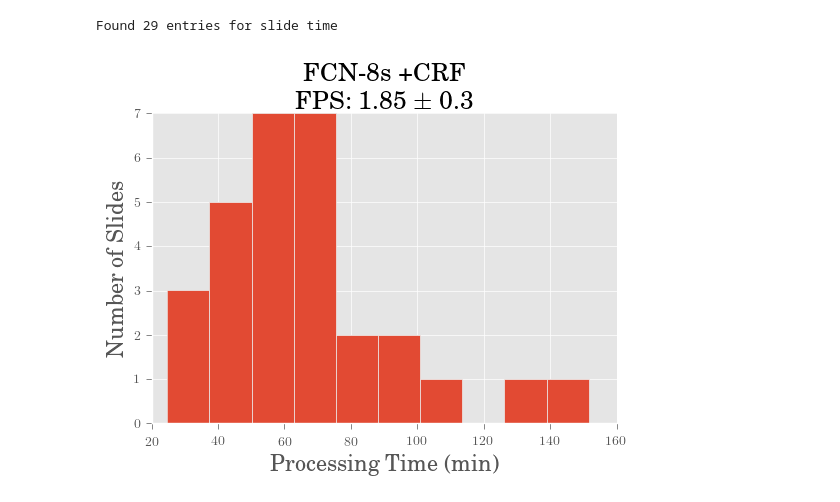
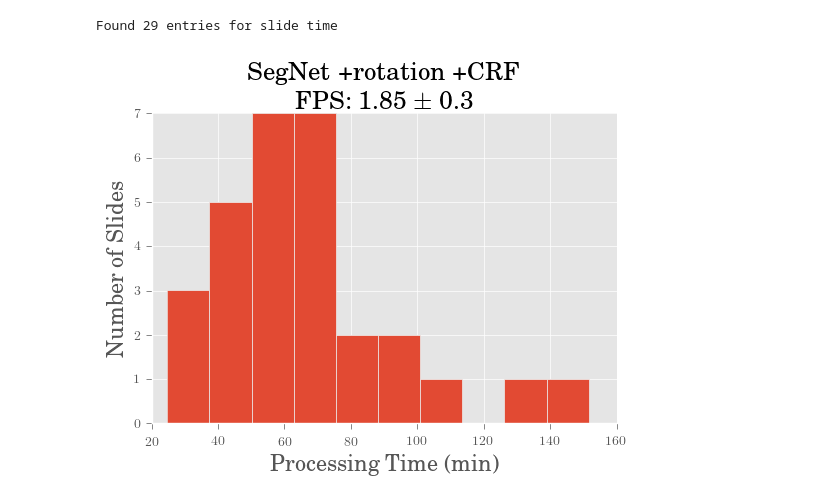
Before and after one commit to BioImageInformatics/histo_seg, a Jupyter notebook: notebooks/plot_logs.ipynb, the cells around one changed output. Cells and saved outputs as stored; diff of their text form; code cells hidden in the pictures.

```diff
--- a/notebooks/plot_logs.ipynb
+++ b/notebooks/plot_logs.ipynb
@@ -21,9 +63,9 @@ logs = ['/Users/nathaning/Dropbox/projects/semantic_pca/log_performance/log/xval
         '/Users/nathaning/Dropbox/projects/semantic_pca/log_performance/log/xval_set_0_1024/segnet_basic/caffe.nathan-workstation.nathan.log.INFO.20170712-174628.11962',
         '/Users/nathaning/Dropbox/projects/semantic_pca/log_performance/log/FCN8s/caffe.maz.maz.log.INFO.20170711-153921.14799']
 
-logs = ['/home/nathan/Dropbox/projects/semantic_pca/log_performance/log/xval_set_1_512/segnet/caffe.nathan-workstation.nathan.log.INFO.20170723-135745.10782',
-        '/home/nathan/Dropbox/projects/semantic_pca/log_performance/log/xval_set_0_512/segnet_basic/caffe.nathan-workstation.nathan.log.INFO.20170712-174629.11974',
-        '/home/nathan/Dropbox/projects/semantic_pca/log_performance/log/FCN8s/caffe.maz.maz.log.INFO.20170711-153921.14799']
+# logs = ['/home/nathan/Dropbox/projects/semantic_pca/log_performance/log/xval_set_1_512/segnet/caffe.nathan-workstation.nathan.log.INFO.20170723-135745.10782',
+#         '/home/nathan/Dropbox/projects/semantic_pca/log_performance/log/xval_set_0_512/segnet_basic/caffe.nathan-workstation.nathan.log.INFO.20170712-174629.11974',
+#         '/home/nathan/Dropbox/projects/semantic_pca/log_performance/log/FCN8s/caffe.maz.maz.log.INFO.20170711-153921.14799']
 
 colors = ['k', 'b', 'r']
 smoothing = [25, 15, 15]
@@ -42,9 +84,13 @@ fig, ax1 = plt.subplots(figsize=(8,5))
 # ax1.set_facecolor('white')
 ax2 = ax1.twinx()
 # ax1.set_xlabel(r'Examples (Iterations $\times$ Batch Size)', size=16)
-ax1.set_xlabel(r'SGD Updates (\#Iterations)', size=16)
+
+# ax1.set_xlabel(r'SGD Updates (\#Iterations)', size=16)
+ax1.set_xlabel(r'Training Examples (\#Iterations $\times$ batch size)', size=16)
 ax1.set_ylabel(r'Loss', size=16)
 ax2.set_ylabel(r'Accuracy (\%)', size=16)
+
+
 ax1.set_ylim([0,1])
 ax2.set_ylim([0,100])
 ax1.spines['top'].set_visible(False)
@@ -128,7 +174,7 @@ lgd = plt.legend(loc=8,
            handles=handles)
 
 plt.title('Training Loss \& Test Accuracy', size=18)
-# fig.savefig('/Users/nathaning/Dropbox/_Papers/pca segmentation/Figs/loss_plots/plots.pdf',
-#             bbox_extra_artists=(lgd,), bbox_inches='tight')
+fig.savefig('/Users/nathaning/Dropbox/_Papers/pca segmentation/Figs/loss_plots/plots_nexamples.pdf',
+            bbox_extra_artists=(lgd,), bbox_inches='tight')
 plt.show()
 # %% [output]
@@ -156,6 +202,6 @@ Plotting raw values
 # %%
 process_log = '/Users/nathaning/Dropbox/projects/semantic_pca/log_performance/processing_logs/analysis_wsi_log.txt'
-title = 'FCN-8s +CRF'
+title = 'SegNet +rotation +CRF'
 saveto = '/Users/nathaning/Dropbox/_Papers/pca segmentation/Figs/inference_time'
 
 total_time_pattern = r'Processing (?P<slide_id>\d+) done in (?P<slide_time>\d+\.\d+)s'
@@ -170,58 +216,34 @@ with open(process_log, 'r') as f:
 slide_times = []
 for r in re.findall(total_time_pattern, log):
     slide_times.append(float(r[1])/60.)
 print 'Found {} entries for slide time'.format(len(slide_times))
+slide_times = np.asarray(slide_times)
 
 fps = []
 for r in re.findall(fps_pattern, log):
     n_tiles = float(r[0])
     cnn_time = float(r[2])
     fps.append(n_tiles / cnn_time)
-
 fpstr = u'FPS: {:3.2f} $\pm$ {:3.1f}'.format(np.mean(fps), np.std(fps))
 
-# tissue_areas_10x = []
-# tissue_areas_5x = []
-# for r in re.findall(tissue_area_pattern, log):
-#     n_tiles = float(r[1])
-#     res = r[0]
-#     if res == '10':
-#         tissue_areas_10x.append(n_tiles)
-# #     elif res == '5':
-# #         tissue_areas_5x.append(n_tiles)
-
-# tissue_area = [(256 * n_tiles)/1e4 for n_tiles in tissue_areas_10x]
-# fig, ax = plt.subplots(1,1)
-# ax.hist(tissue_area)
-# ax.spines['right'].set_visible(False)
-# ax.spines['top'].set_visible(False)
-# ax.yaxis.set_ticks_position('left')
-# ax.xaxis.set_ticks_position('bottom')
-# ax.set_xlabel('Tissue Area ($cm^2$)', size=16)
-# ax.set_ylabel('Number of Slides', size=16)
-# ax.set_title('Tissue Area', size=18)
-# outpath = os.path.join(saveto, 'slide_areas.pdf')
-# fig.savefig(outpath, bbox_inches='tight')
-
-slide_times = np.asarray(slide_times)
 
 fig, ax = plt.subplots(1,1)
 ax.hist(slide_times)
 ax.spines['right'].set_visible(False)
 ax.spines['top'].set_visible(False)
 ax.yaxis.set_ticks_position('left')
 ax.xaxis.set_ticks_position('bottom')
 ax.set_xlabel('Processing Time (min)', size=16)
 ax.set_ylabel('Number of Slides', size=16)
 ax.set_title(title+'\n'+fpstr, size=18)
 
 outpath = os.path.join(saveto, title+'.pdf')
-fig.savefig(outpath, bbox_inches='tight')
+# fig.savefig(outpath, bbox_inches='tight')
 
 
 # Use this to plot multiple histograms on one axis:
 # https://stackoverflow.com/questions/6871201/plot-two-histograms-at-the-same-time-with-matplotlib
 # %% [output]
 Found 29 entries for slide time
-[figure, old version]
+[figure, new version]
 # %%
```
Also changed, not shown: parts of 6 cells of this notebook, 2 other files.
